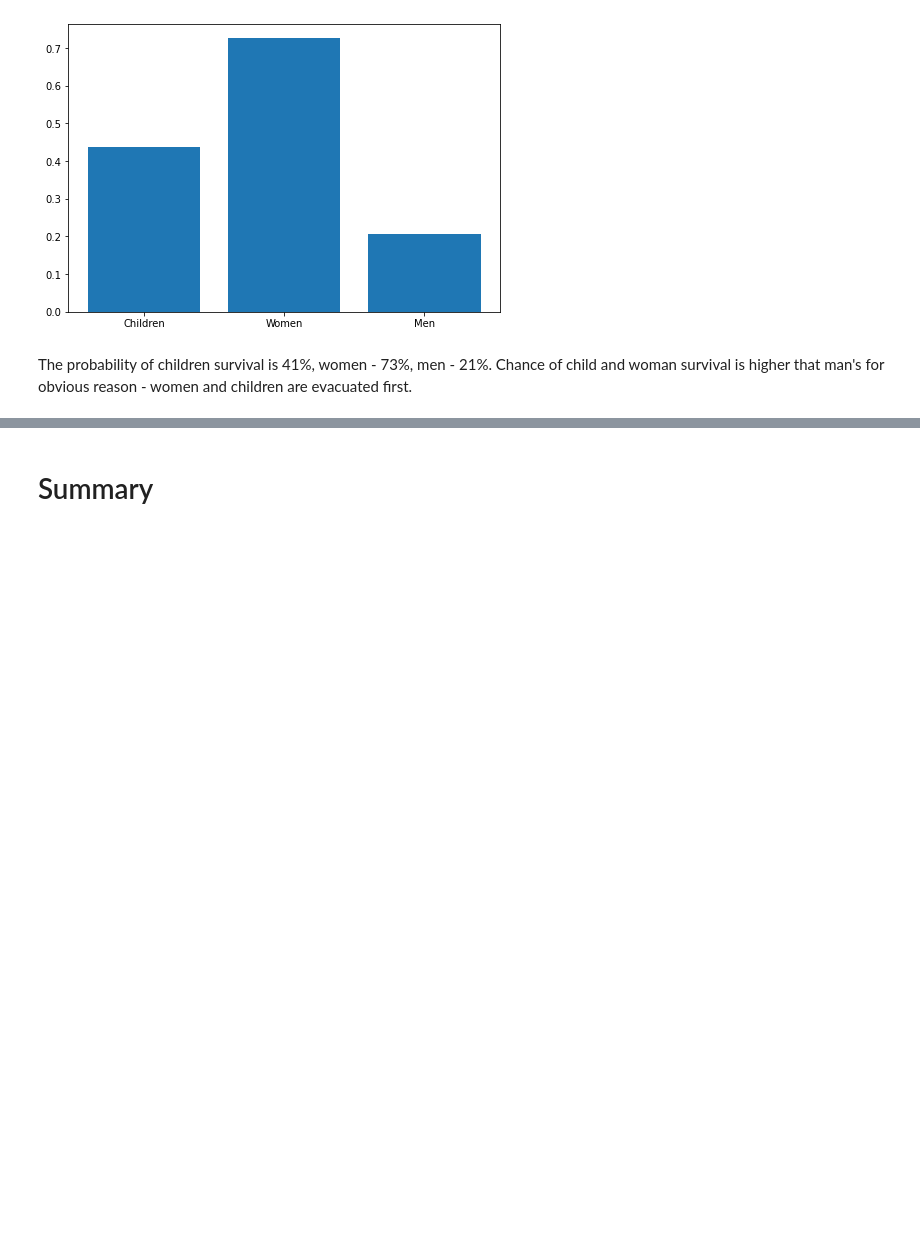
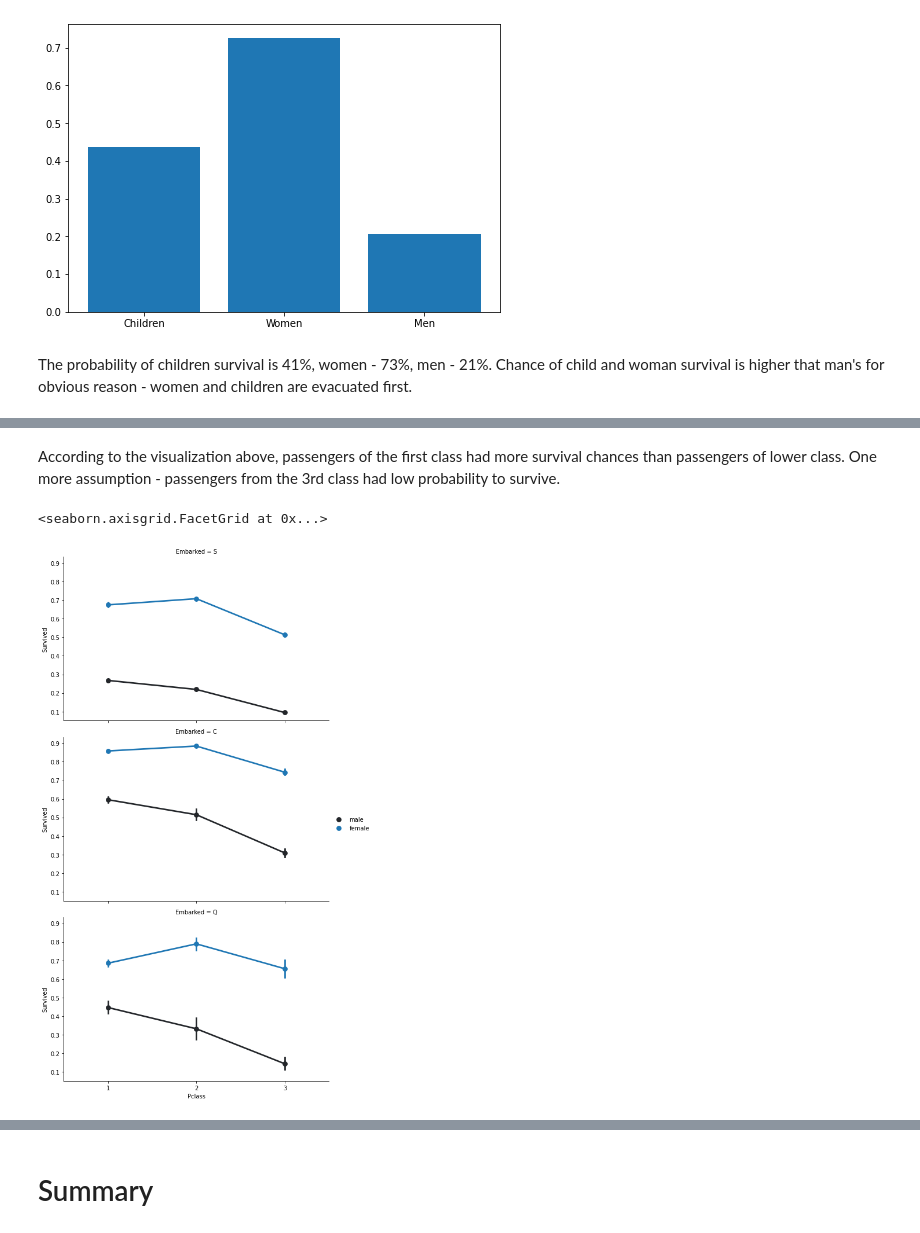
Before and after one commit to angsitt/rs-ml-intro-for-review, a Jupyter notebook: 2_data_exploration/eda.ipynb, the cells around one changed output, grey strips where cells are left out. Cells and saved outputs as stored; diff of their text form; code cells hidden in the pictures; blank space fills up the shorter version.

```diff
--- a/2_data_exploration/eda.ipynb
+++ b/2_data_exploration/eda.ipynb
@@ -231,0 +249,10 @@ The probability of children survival is 41%, women - 73%, men - 21%. Chance of c
+# %% [markdown]
+According to the visualization above, passengers of the first class had more survival chances than passengers of lower class. One more assumption - passengers from the 3rd class had low probability to survive.
+# %%
+# Survival analysis based on embarked, gender and passenger's class parameters
+faced_grid = sns.FacetGrid(df, row='Embarked', height=4.5, aspect=1.6)
+faced_grid.map(sns.pointplot, 'Pclass', 'Survived', 'Sex', palette=None,  order=None, hue_order=None )
+faced_grid.add_legend()
+# %% [output]
+<seaborn.axisgrid.FacetGrid at 0x...>
+[figure, added]
```
Also changed, not shown: parts of 7 cells of this notebook.
